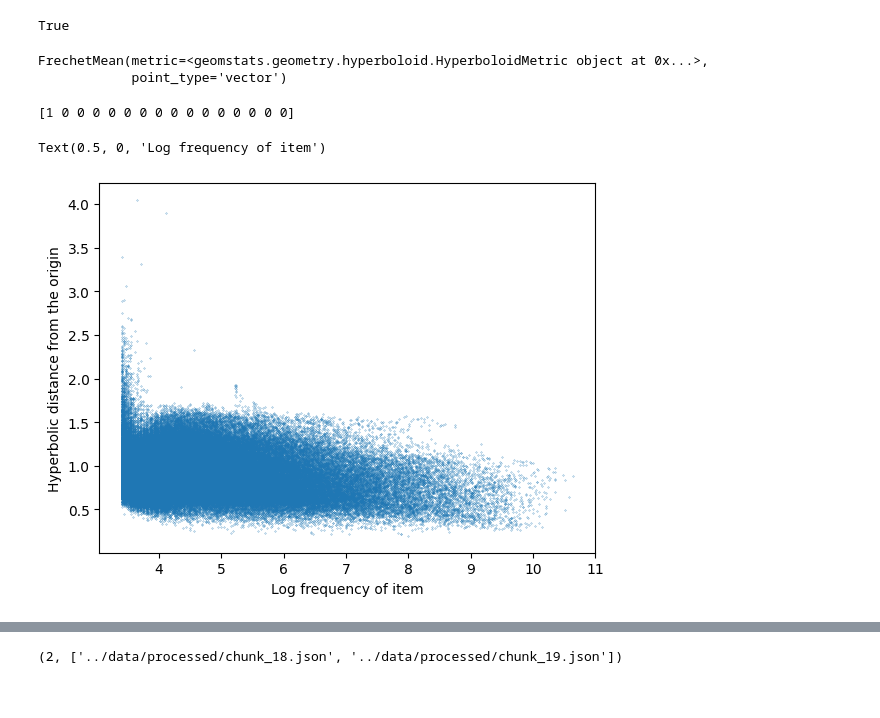
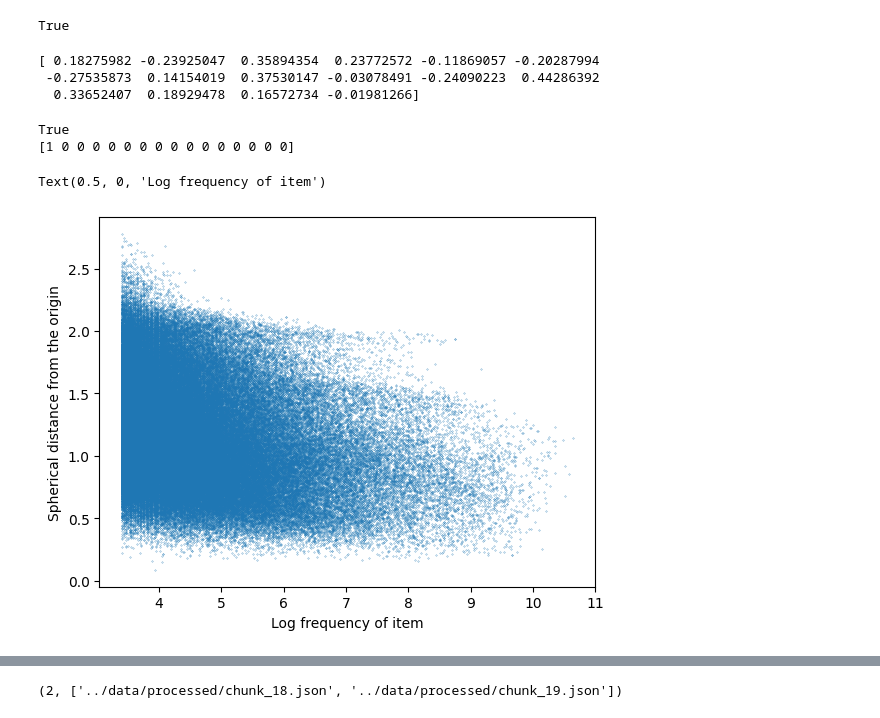
Before and after one commit to ricsi98/million-playlists, a Jupyter notebook: notebooks/HyperbolicEval.ipynb, the cells around one changed output, grey strips where cells are left out. Saved outputs shown, nothing was run; the diff lists cells and outputs as text; code cells hidden in the pictures.

```diff
--- a/notebooks/HyperbolicEval.ipynb
+++ b/notebooks/HyperbolicEval.ipynb
@@ -10,7 +10,8 @@ import sys
 sys.path.insert(0, "../src")
 from models.hyperbolic import ManifoldSkipGram
 # %%
-idx2song = json.load(open("../models/lorentz/idx2song.json"))
+idx2song = json.load(open("../models/sphere/idx2song.json"))
+freqs = json.load(open("../models/sphere/frequencies.json"))
 idx2song = {int(k):v for k,v in idx2song.items()}
 song2idx = {v:k for k,v in idx2song.items()}
 # %%
@@ -18,8 +19,9 @@ NUM_EMBEDDING = len(idx2song)
 print(NUM_EMBEDDING)
 EMBEDDING_DIM = 16
 
-manifold = geoopt.manifolds.Euclidean()
+manifold = geoopt.manifolds.Sphere()
 model = ManifoldSkipGram(manifold, NUM_EMBEDDING, EMBEDDING_DIM, similarity="distance")
-model.load_state_dict(torch.load("../models/euclidean/model.pt"))
+model.load_state_dict(torch.load("../models/sphere/model.pt"))
+weights = model.encoder.w.detach().numpy()
 # %% [output]
 159957
@@ -32,8 +34,8 @@ import geomstats
 # %% [output]
 INFO: Using numpy backend
 # %%
-weights = model.encoder.w.detach().numpy()
-manifold = Hyperboloid(dim=weights.shape[-1]-1)
+#manifold = Hyperboloid(dim=weights.shape[-1]-1)
+manifold = Hypersphere(dim=weights.shape[-1]-1)
 # %%
 geomstats.backend.all(manifold.belongs(weights))
 # %% [output]
@@ -41,26 +43,29 @@ True
 # %%
 mean = FrechetMean(metric=manifold.metric)
 mean.fit(weights)
+print(mean.estimate_)
 # %% [output]
-FrechetMean(metric=<geomstats.geometry.hyperboloid.HyperboloidMetric object at 0x...>,
-            point_type='vector')
+[ 0.18275982 -0.23925047  0.35894354  0.23772572 -0.11869057 -0.20287994
+ -0.27535873  0.14154019  0.37530147 -0.03078491 -0.24090223  0.44286392
+  0.33652407  0.18929478  0.16572734 -0.01981266]
 # %%
 pole = np.array([1] + [0] * 15)
-manifold.belongs(pole)
+print(manifold.belongs(pole))
 print(pole)
 # %% [output]
+True
 [1 0 0 0 0 0 0 0 0 0 0 0 0 0 0 0]
 # %%
-#distances = manifold.metric.dist(mean.estimate_, weights)
-distances = manifold.metric.dist(pole, weights)
+distances = manifold.metric.dist(mean.estimate_, weights)
+#distances = manifold.metric.dist(pole, weights)
 # %%
 import matplotlib.pyplot as plt
-freqs = json.load(open("../models/lorentz/frequencies.json"))
+freqs = json.load(open("../models/sphere/frequencies.json"))
 freqs = {int(k): v for k,v in freqs.items()}
 colors = np.log([freqs[id_] for id_ in song2idx.values()])
 plt.scatter(colors, distances, s=0.05)
-plt.ylabel("Hyperbolic distance from the origin")
+plt.ylabel("Spherical distance from the origin")
 plt.xlabel("Log frequency of item")
 # %% [output]
 Text(0.5, 0, 'Log frequency of item')
-[figure, old version]
+[figure, new version]
```
Also changed, not shown: parts of 19 cells of this notebook, 2 other files.
